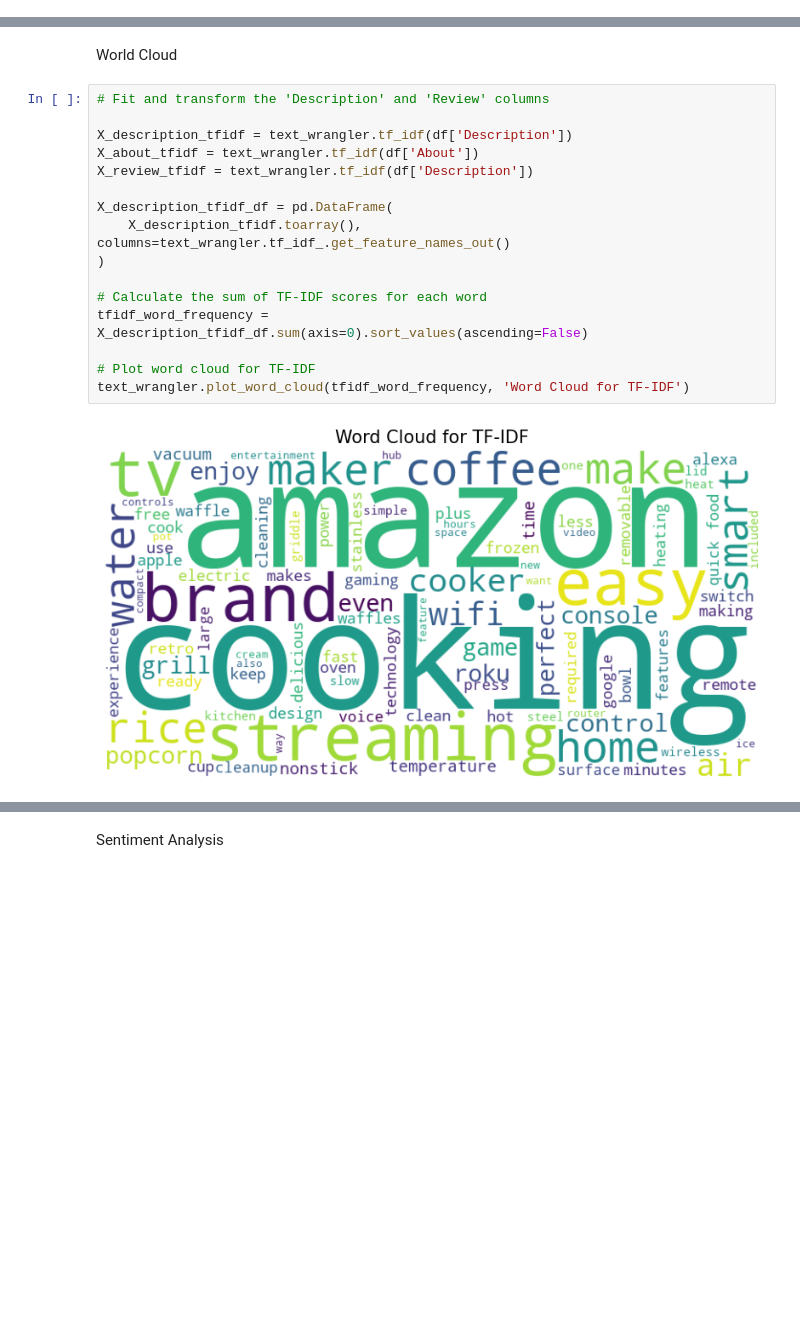
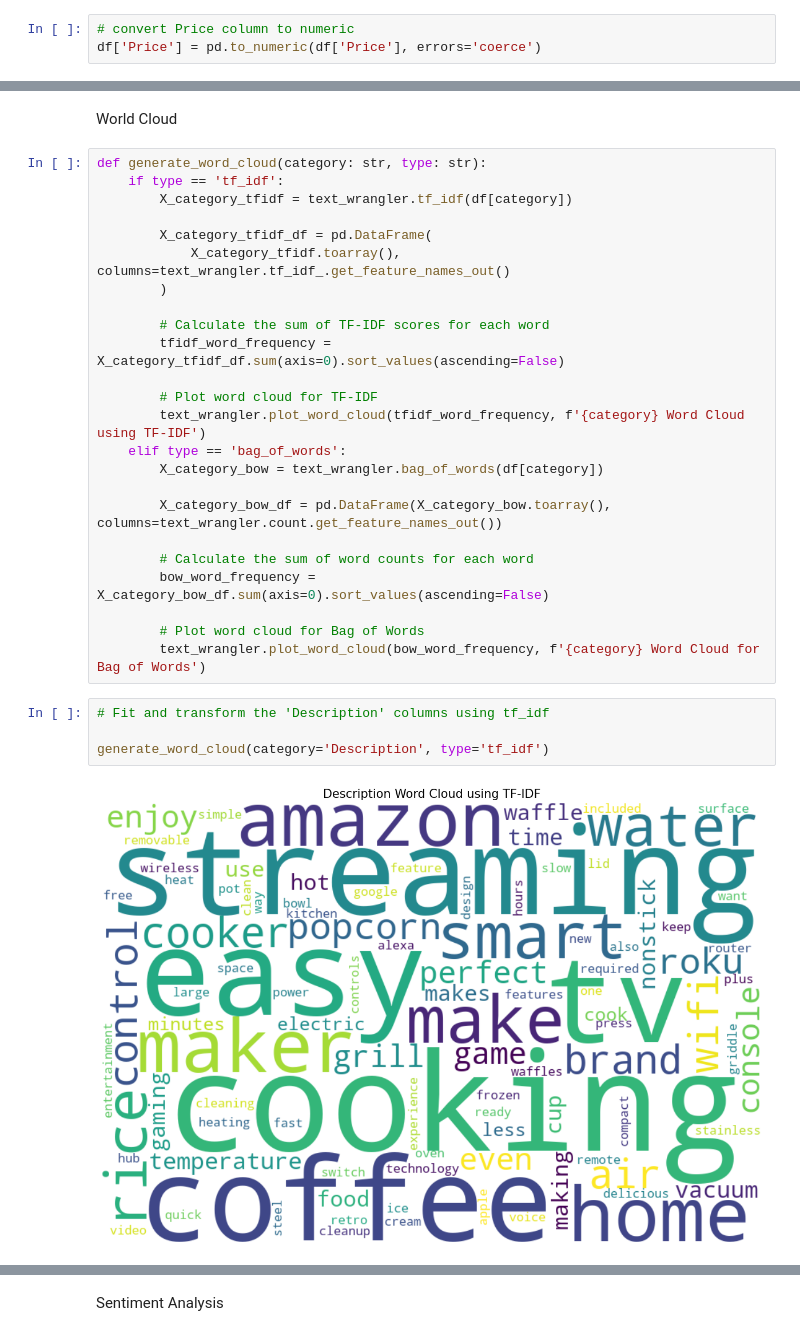
Before and after one commit to akinolu52/amazon-electronic-items, a Jupyter notebook: scrapper.ipynb, the cells around one changed output, grey strips where cells are left out. Cells and saved outputs as stored; diff of their text form; blank space fills up the shorter version.

```diff
--- a/scrapper.ipynb
+++ b/scrapper.ipynb
@@ -523,6 +514,9 @@ df.describe()
 | max | 5.000000 |
 # %% [markdown]
 Data Cleaning
+# %%
+# convert Price column to numeric
+df['Price'] = pd.to_numeric(df['Price'], errors='coerce')
 # %%
 nan_count = df['Price'].isna().sum()
 nan_count
@@ -599,21 +645,33 @@ df.head()
 | 4 | B08Z3GD7KN | COSTWAY Portable Washing Machine,... | washer | 249.99 |  | 4.3 | https://m.media-amazon.com/images... | COSTWAY | surprised aggressive wash cycle s... |  |
 # %% [markdown]
 World Cloud
+# %%
+def generate_word_cloud(category: str, type: str):
+    if type == 'tf_idf':
+        X_category_tfidf = text_wrangler.tf_idf(df[category])
+
+        X_category_tfidf_df = pd.DataFrame(
+            X_category_tfidf.toarray(), columns=text_wrangler.tf_idf_.get_feature_names_out()
+        )
+
+        # Calculate the sum of TF-IDF scores for each word
+        tfidf_word_frequency = X_category_tfidf_df.sum(axis=0).sort_values(ascending=False)
+
+        # Plot word cloud for TF-IDF
+        text_wrangler.plot_word_cloud(tfidf_word_frequency, f'{category} Word Cloud using TF-IDF')
+    elif type == 'bag_of_words':
+        X_category_bow = text_wrangler.bag_of_words(df[category])
+
+        X_category_bow_df = pd.DataFrame(X_category_bow.toarray(), columns=text_wrangler.count.get_feature_names_out())
+
+        # Calculate the sum of word counts for each word
+        bow_word_frequency = X_category_bow_df.sum(axis=0).sort_values(ascending=False)
+
+        # Plot word cloud for Bag of Words
+        text_wrangler.plot_word_cloud(bow_word_frequency, f'{category} Word Cloud for Bag of Words')
 # %%
-# Fit and transform the 'Description' and 'Review' columns
+# Fit and transform the 'Description' columns using tf_idf
 
-X_description_tfidf = text_wrangler.tf_idf(df['Description'])
-X_about_tfidf = text_wrangler.tf_idf(df['About'])
-X_review_tfidf = text_wrangler.tf_idf(df['Description'])
-
-X_description_tfidf_df = pd.DataFrame(
-    X_description_tfidf.toarray(), columns=text_wrangler.tf_idf_.get_feature_names_out()
-)
-
-# Calculate the sum of TF-IDF scores for each word
-tfidf_word_frequency = X_description_tfidf_df.sum(axis=0).sort_values(ascending=False)
-
-# Plot word cloud for TF-IDF
-text_wrangler.plot_word_cloud(tfidf_word_frequency, 'Word Cloud for TF-IDF')
+generate_word_cloud(category='Description', type='tf_idf')
 # %% [output]
-[figure, old version]
+[figure, new version]
```
Also changed, not shown: parts of 23 cells of this notebook.
